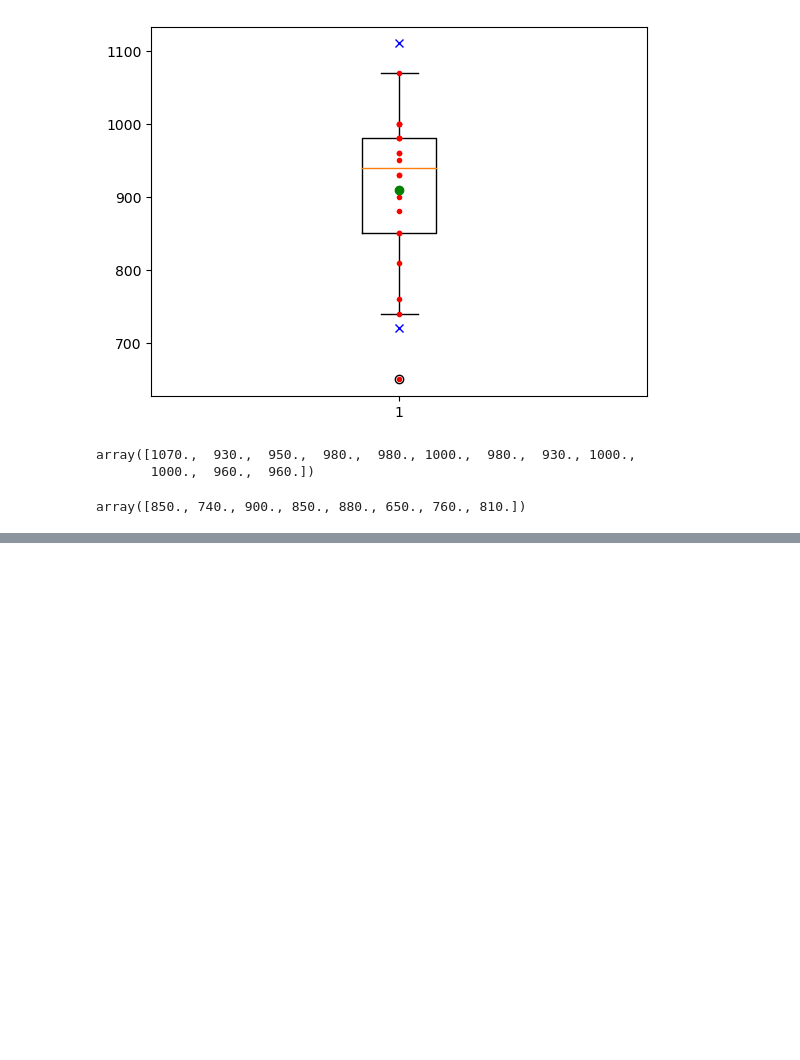
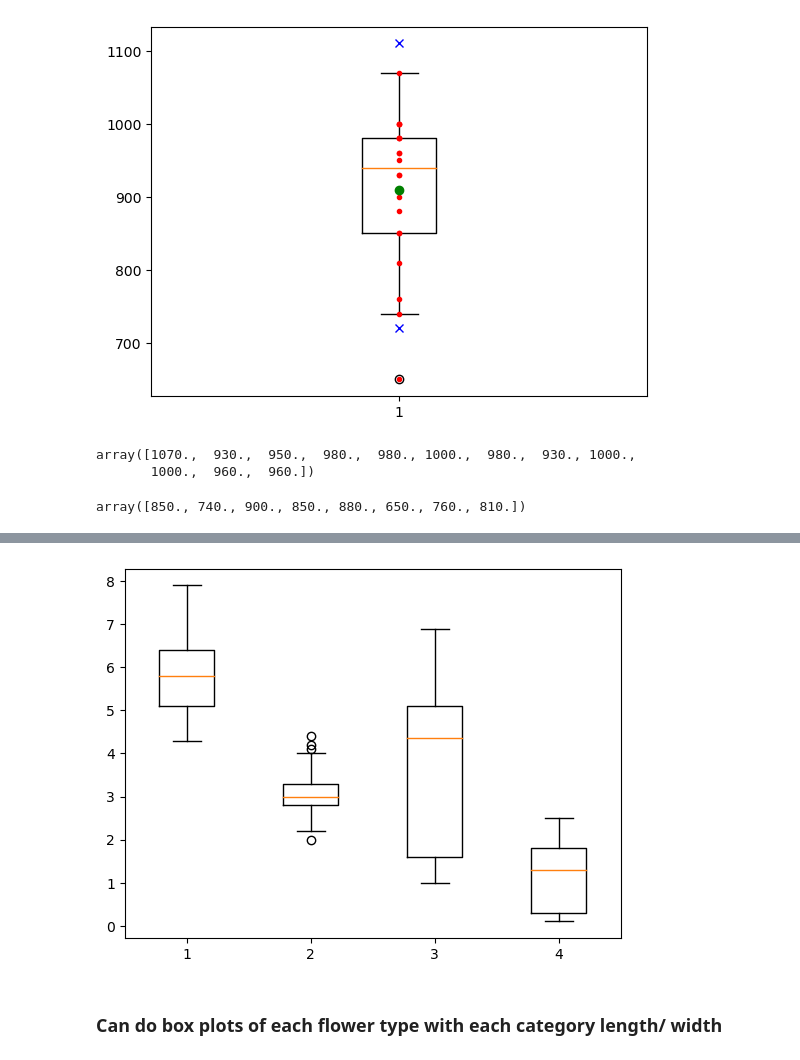
Before and after one commit to mhmdmahdi/funddata-assessment, a Jupyter notebook: practicals/04-outliers-exercises.ipynb, the cells around one changed output, grey strips where cells are left out. Drawn from its saved outputs; the diff is of its cells as text; code cells hidden in the pictures; blank space fills up the shorter version.

```diff
--- a/practicals/04-outliers-exercises.ipynb
+++ b/practicals/04-outliers-exercises.ipynb
@@ -271,0 +307,3 @@ array([850., 740., 900., 850., 880., 650., 760., 810.])
+# %%
+sepal_length = iris.iloc[:, 0]
+sepal_length
@@ -271,0 +323,3 @@ array([850., 740., 900., 850., 880., 650., 760., 810.])
+# %%
+sepal_width = iris.iloc[:, 1]
+sepal_width
@@ -271,0 +339,3 @@ array([850., 740., 900., 850., 880., 650., 760., 810.])
+# %%
+petal_length = iris.iloc[:, 2]
+petal_length
@@ -271,0 +355,3 @@ array([850., 740., 900., 850., 880., 650., 760., 810.])
+# %%
+petal_width = iris.iloc[:, 3]
+petal_width
@@ -271,0 +375,12 @@ array([850., 740., 900., 850., 880., 650., 760., 810.])
+# %%
+# Create a figure.
+fig, a1 = plt.subplots()
+# fig, a2 = plt.subplots()
+
+# Add the boxplot.
+# a1.boxplot(sepal_length);
+a1.boxplot([sepal_length, sepal_width, petal_length, petal_width]);
+# %% [output]
+[figure, added]
+# %% [markdown]
+### Can do box plots of each flower type with each category length/ width
```
Also changed, not shown: parts of 8 cells of this notebook.
